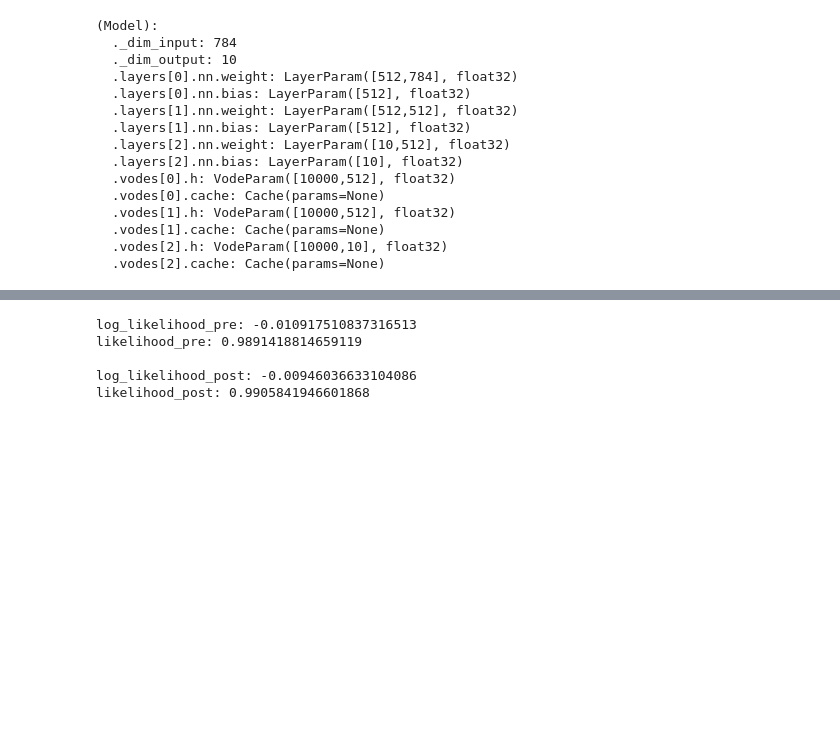
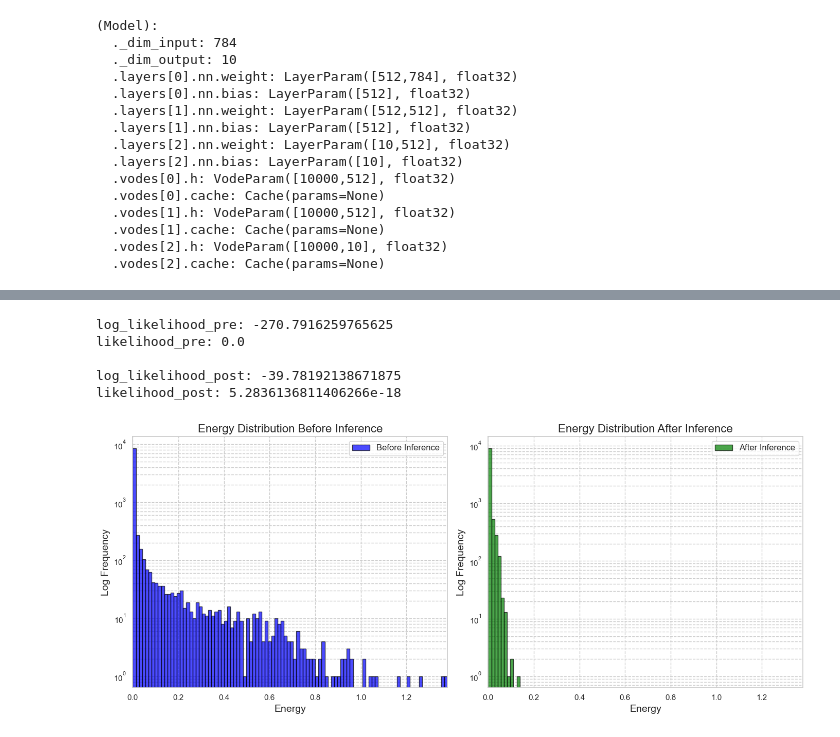
Before and after one commit to liukidar/pcx, a Jupyter notebook: examples/7_out_of_distribution_energy_analysis.ipynb, the cells around one changed output, grey strips where cells are left out. Cells and saved outputs as stored; diff of their text form; code cells hidden in the pictures; blank space fills up the shorter version.

Commit message:
finished creating histogram for plotting energy distributions before and after eval convergence with T steps

```diff
--- a/examples/7_out_of_distribution_energy_analysis.ipynb
+++ b/examples/7_out_of_distribution_energy_analysis.ipynb
@@ -598,11 +600,6 @@ def compute_likelihood(p_joint):
     likelihood_value = jnp.prod(p_joint)
     return likelihood_value
 
-# Example usage
-e_pre_ = jnp.array([8.1061989e-06, 3.3591532e-03, 1.0478965e-03, 1.3947390e-05, 3.9748396e-04,
-                    8.0946099e-04, 2.4613689e-04, 5.6028207e-06, 4.5988746e-03, 4.3084874e-04])
-e_post_ = jnp.array([8.1069556e-06, 2.8524711e-03, 1.0111658e-03, 1.3948925e-05, 3.8604659e-04,
-                     7.7650702e-04, 2.4257510e-04, 5.6031454e-06, 3.7450371e-03, 4.1890432e-04])
 
 # Compute the joint probabilities
 p_pre, p_post = compute_joint_probabilities(e_pre_, e_post_)
@@ -672,8 +669,67 @@ print()
 print(f"log_likelihood_post: {log_likelihood_post}")
 print(f"likelihood_post: {likelihood_post}")
 # %% [output]
-log_likelihood_pre: -0.010917510837316513
-likelihood_pre: 0.9891418814659119
+log_likelihood_pre: -270.7916259765625
+likelihood_pre: 0.0
 
-log_likelihood_post: -0.00946036633104086
-likelihood_post: 0.9905841946601868
+log_likelihood_post: -39.78192138671875
+likelihood_post: 5.2836136811406266e-18
+# %%
+# create a semi-log plot or log-linear plot where the x-axis is linear and the y-axis is logarithmic
+def plot_energy_distribution_histograms(e_pre, e_post, bins=100):
+    """
+    Plot histograms of the energy distributions before and after inference steps.
+
+    Parameters:
+    - e_pre: JAX array of energies before inference steps.
+    - e_post: JAX array of energies after inference steps.
+    - bins: Number of bins for the histogram.
+    """
+    # Convert JAX arrays to NumPy arrays for plotting
+    e_pre_np = np.array(e_pre)
+    e_post_np = np.array(e_post)
+
+    # Use seaborn style for better aesthetics
+    sns.set(style="whitegrid")
+
+    plt.figure(figsize=(14, 6))
+
+    # Determine the common x limits and common bins
+    all_data = np.concatenate((e_pre_np, e_post_np))
+    x_min, x_max = all_data.min(), all_data.max()
+    common_bins = np.linspace(x_min, x_max, bins + 1)
+
+    # Plot histogram for e_pre
+    plt.subplot(1, 2, 1)
+    counts_pre, _, _ = plt.hist(e_pre_np, bins=common_bins, alpha=0.7, color='blue', edgecolor='black', label='Before Inference')
+    plt.yscale('log')
+    plt.title('Energy Distribution Before Inference', fontsize=16)
+    plt.xlabel('Energy', fontsize=14)
+    plt.ylabel('Log Frequency', fontsize=14)
+    plt.legend(loc='best', fontsize=12)
+    plt.grid(True, which="both", ls="--")
+    plt.xlim(x_min, x_max)
+
+    # Plot histogram for e_post
+    plt.subplot(1, 2, 2)
+    counts_post, _, _ = plt.hist(e_post_np, bins=common_bins, alpha=0.7, color='green', edgecolor='black', label='After Inference')
+    plt.yscale('log')
+    plt.title('Energy Distribution After Inference', fontsize=16)
+    plt.xlabel('Energy', fontsize=14)
+    plt.ylabel('Log Frequency', fontsize=14)
+    plt.legend(loc='best', fontsize=12)
+    plt.grid(True, which="both", ls="--")
+    plt.xlim(x_min, x_max)
+
+    # Adjust layout for better fit
+    plt.tight_layout()
+
+    # Save the figure
+    #plt.savefig("energy_distribution_histograms.png", dpi=300)
+
+    plt.show()
+
+# Plot the energy distributions
+plot_energy_distribution_histograms(e_pre_, e_post_)
+# %% [output]
+[figure, added]
```
Also changed, not shown: parts of 9 cells of this notebook.
